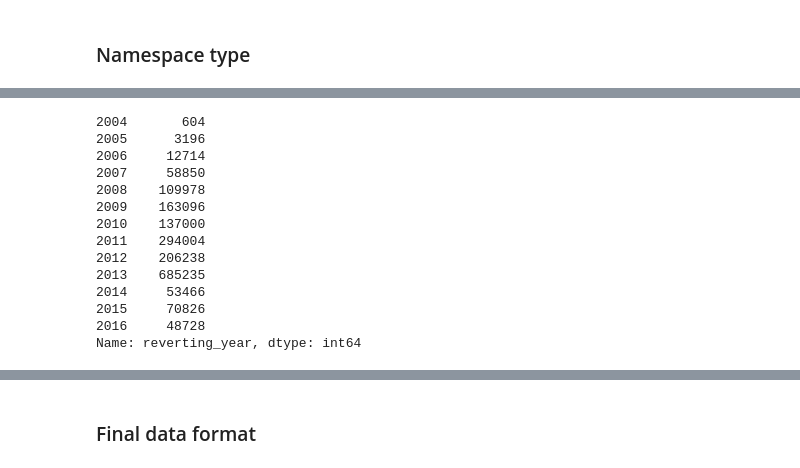
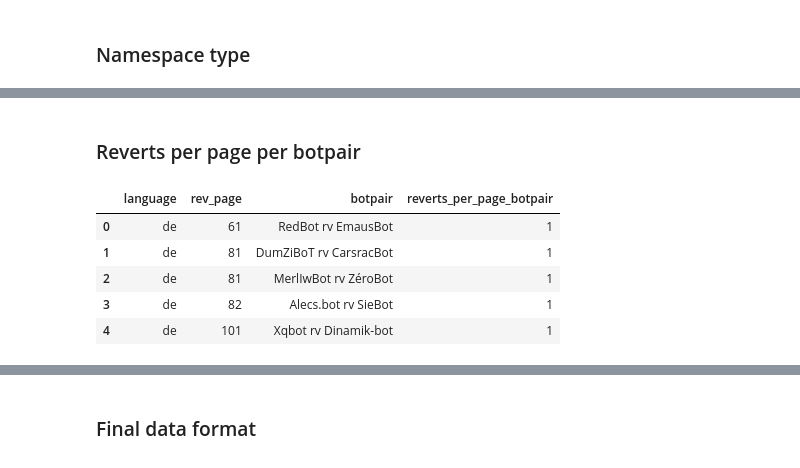
Before and after one commit to halfak/are-the-bots-really-fighting, a Jupyter notebook: analysis/exploratory/load-data.ipynb, the cells around one changed output, grey strips where cells are left out. Cells and saved outputs as stored; diff of their text form; code cells hidden in the pictures.

Commit message:
put more data processing in load-data.ipynb

```diff
--- a/analysis/exploratory/load-data.ipynb
+++ b/analysis/exploratory/load-data.ipynb
@@ -87,3 +167,19 @@ es 177368
+# %%
+%%cython
+def concat_botpair(row):
+    return str(row['reverting_user_text']) + " rv " + str(row['rev_user_text'])
+
+def sorted_botpair(row):
+    """
+    Returns a sorted list. list.sort() is locale dependent, but it doesn't matter
+    because all we need is some consistent (if arbitrary) way of uniquely sorting.
+    """
+
+    return str(sorted([row['reverting_user_text'], row['rev_user_text']]))
+# %%
+df_all['botpair'] = df_all.apply(concat_botpair, axis=1)
+# %%
+df_all['botpair_sorted'] = df_all.apply(sorted_botpair, axis=1)
 # %% [markdown]
 ### Namespace type
 # %%
@@ -146,17 +205,15 @@ Name: reverting_year, dtype: int64
-# %%
-df_all.reverting_year.value_counts().sort_index()
-# %% [output]
-2004       604
-2005      3196
-2006     12714
-2007     58850
-2008    109978
-2009    163096
-2010    137000
-2011    294004
-2012    206238
-2013    685235
-2014     53466
-2015     70826
-2016     48728
-Name: reverting_year, dtype: int64
+# %% [markdown]
+### Reverts per page per botpair
+# %%
+gb_lpb = df_all.groupby(["language", "rev_page", "botpair"])
+gb_lpb_s = df_all.groupby(["language", "rev_page", "botpair_sorted"])
+# %%
+df_lpb = pd.DataFrame(gb_lpb['rev_id'].count()).reset_index().rename(columns={"rev_id":"reverts_per_page_botpair"})
+df_lpb[0:5]
+# %% [output]
+|  | language | rev_page | botpair | reverts_per_page_botpair |
+| 0 | de | 61 | RedBot rv EmausBot | 1 |
+| 1 | de | 81 | DumZiBoT rv CarsracBot | 1 |
+| 2 | de | 81 | MerlIwBot rv ZéroBot | 1 |
+| 3 | de | 82 | Alecs.bot rv SieBot | 1 |
+| 4 | de | 101 | Xqbot rv Dinamik-bot | 1 |
```
Also changed, not shown: parts of 32 cells of this notebook.
